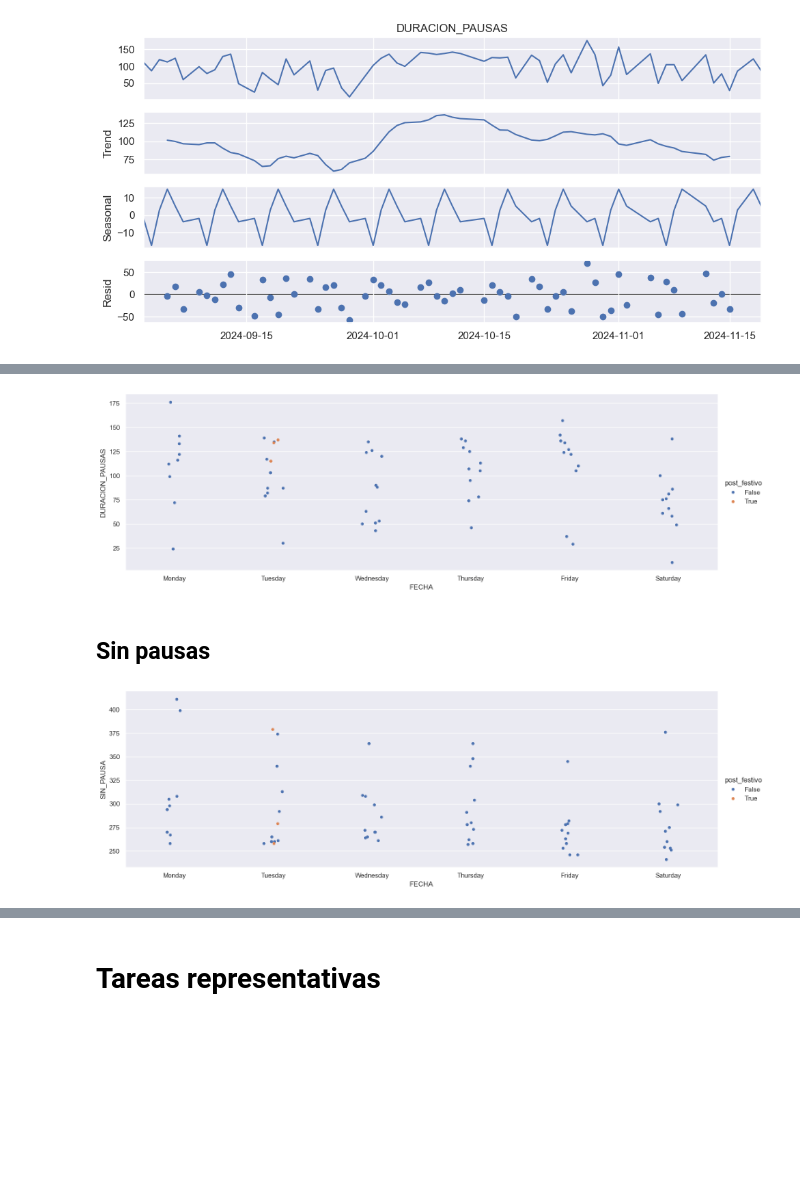
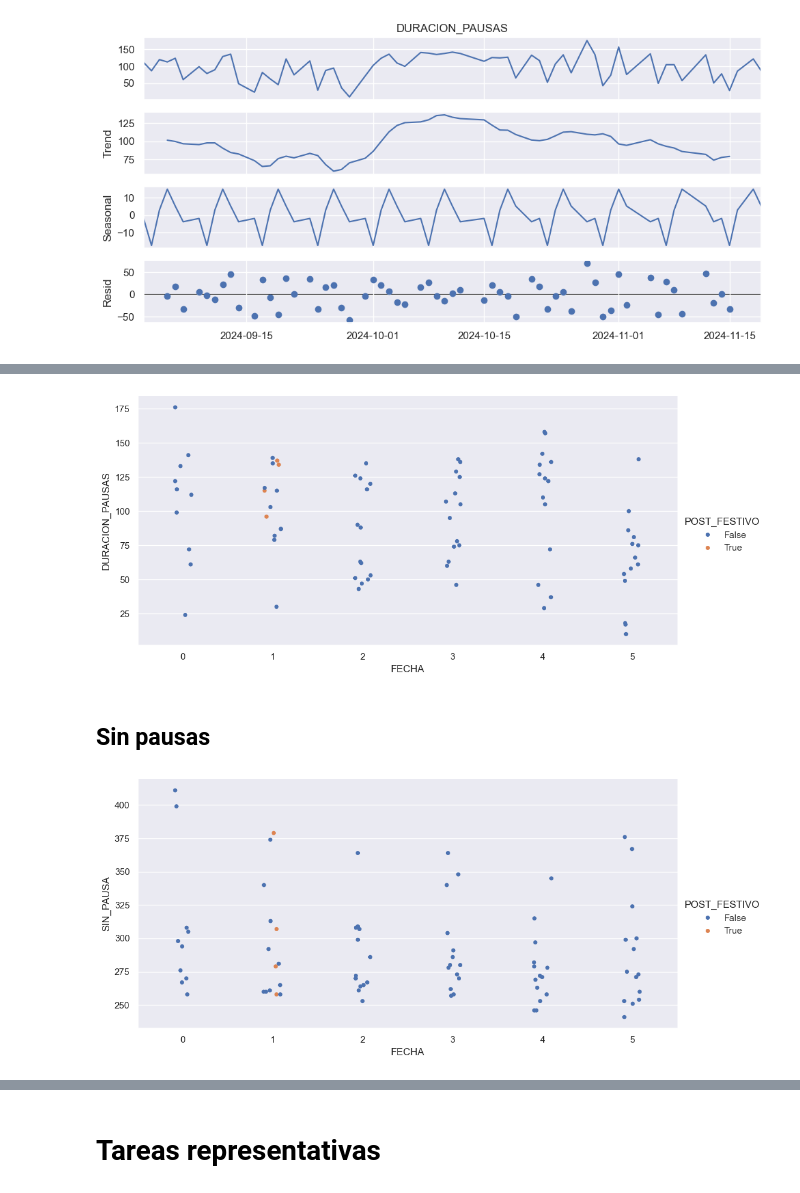
Before and after one commit to juanmedina-seti/bancow_genai, a Jupyter notebook: src/QACierreCaliMemV2/analisis.ipynb, the cells around one changed output, grey strips where cells are left out. Saved outputs shown, nothing was run; the diff lists cells and outputs as text; code cells hidden in the pictures; blank space fills up the shorter version.

```diff
--- a/src/QACierreCaliMemV2/analisis.ipynb
+++ b/src/QACierreCaliMemV2/analisis.ipynb
@@ -15,8 +15,10 @@ True
 # Lectura y Preparación
 # %%
 
-myurl = os.environ["DETALLE_TAREAS_FULL_URL"] + "?" + os.environ["AZURE_DATALAKE_GENAI_TOKEN"]
-df = pd.read_parquet(myurl)
+#
+# myurl = os.environ["DETALLE_TAREAS_FULL_URL"] + "?" + os.environ["AZURE_DATALAKE_GENAI_TOKEN"]
+#df = pd.read_parquet(myurl)
+df = pd.read_parquet("data\\DETALLE_TAREAS_COMPLETO.parquet")
 df
 # %% [output]
 |  | FECHA_CIERRE | CODIGO_TAREA | DESCRIPCION_TAREA | INICIO | FIN | DURACION_SEGUNDOS | DURACION |
@@ -181,3 +176,2 @@ df_sum_parcial[df_sum_parcial["post_festivo"]]
 # %%
-df_sum["FECHA"]=df_sum.index
-df_sum["FECHA"]
+df_sum["POST_FESTIVO"]=df_sum.FECHA.isin(post_festivos)
@@ -198,16 +187,16 @@ Name: FECHA, Length: 98, dtype: datetime64[ns]
 # %%
 # df_sum_parcial.groupby(df_sum_parcial["FECHA"].dt.day_of_week)["SIN_PAUSA"].agg(["sum","max","mean", ]).plot(subplots=True)
-g=sns.catplot(x=df_sum_parcial["FECHA"].dt.day_name(), y=df_sum_parcial["DURACION_PAUSAS"], hue=df_sum_parcial.post_festivo,  aspect=3)
+g=sns.catplot(x=df_sum["FECHA"].dt.day_of_week, y=df_sum["DURACION_PAUSAS"], hue=df_sum.POST_FESTIVO,  aspect=2)
 # %% [output]
-[figure, old version]
+[figure, new version]
 # %% [markdown]
 ## Sin pausas
 # %%
-sns.set_theme(rc={'figure.figsize':(10,5)})
+sns.set_theme(rc={'figure.figsize':(8,3)})
 # df_sum_parcial.groupby(df_sum_parcial["FECHA"].dt.day_of_week)["SIN_PAUSA"].agg(["sum","max","mean", ]).plot(subplots=True)
-g=sns.catplot(x=df_sum_parcial["FECHA"].dt.day_name(), y=df_sum_parcial["SIN_PAUSA"], hue=df_sum_parcial.post_festivo,  aspect=3)
+g=sns.catplot(x=df_sum["FECHA"].dt.day_of_week, y=df_sum["SIN_PAUSA"], hue=df_sum.POST_FESTIVO,  aspect=2)
 # %% [output]
-[figure, old version]
+[figure, new version]
 # %%
 sns.set_theme(rc={'figure.figsize':(20,10)})
 decompose_result_mult = seasonal_decompose(df_sum_parcial["SIN_PAUSA"], model="additive", period=6)
```
Also changed, not shown: parts of 19 cells of this notebook.
